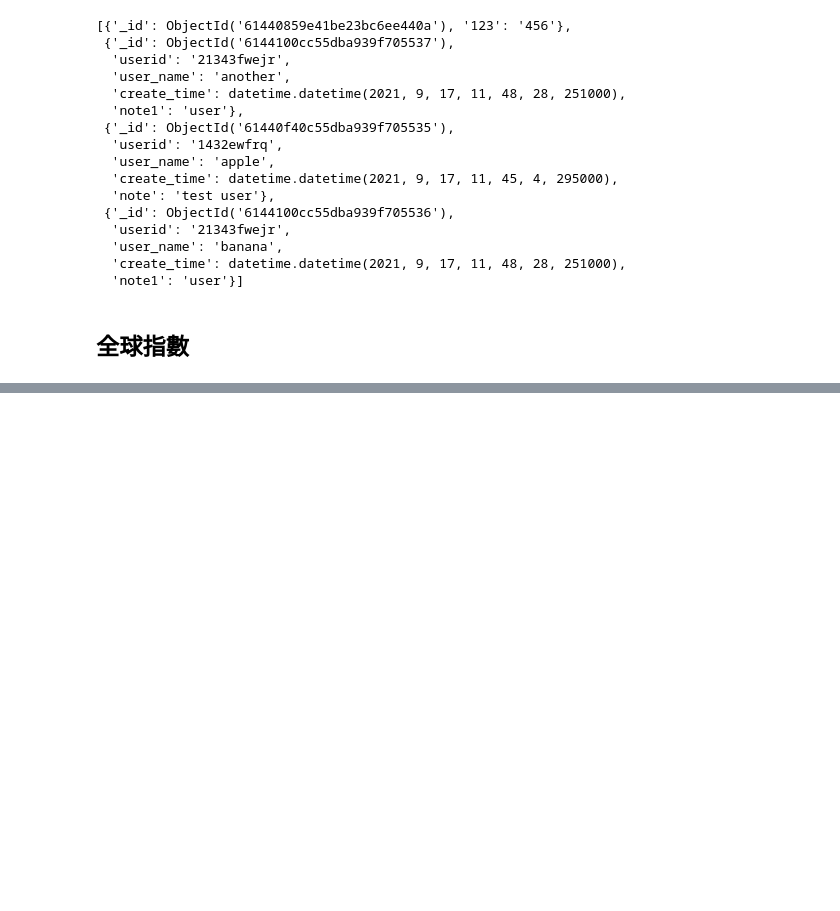
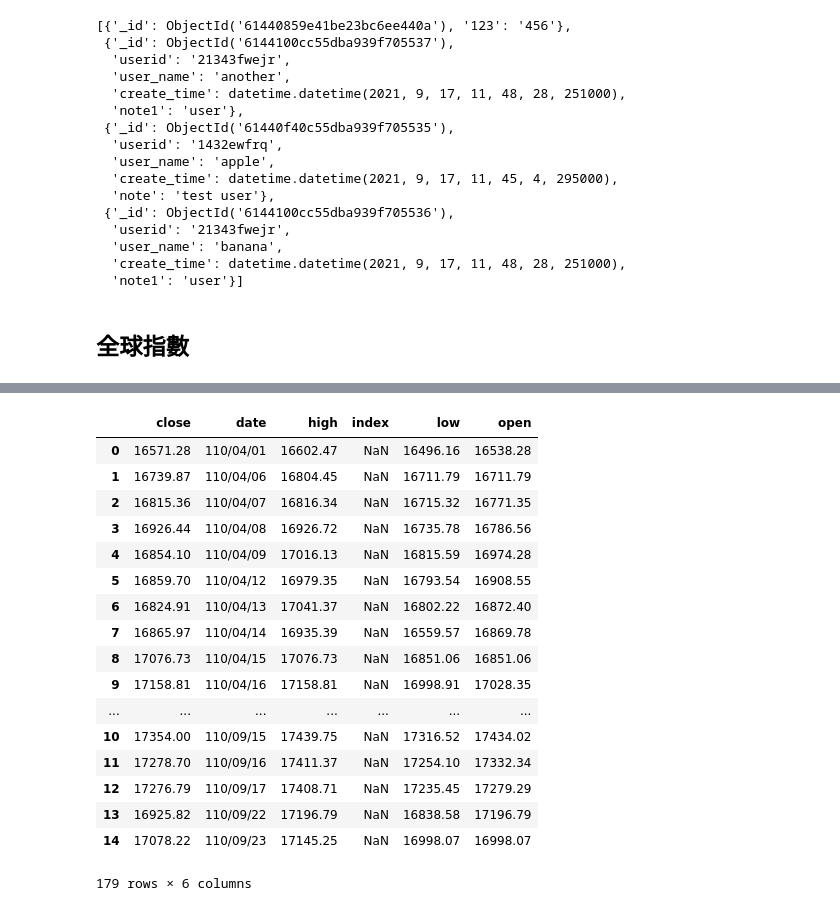
Before and after one commit to renguangz/stockapp, a Jupyter notebook: api/data/brokers.ipynb, the cells around one changed output, grey strips where cells are left out. Drawn from its saved outputs; the diff is of its cells as text; code cells hidden in the pictures; blank space fills up the shorter version.

```diff
--- a/api/data/brokers.ipynb
+++ b/api/data/brokers.ipynb
@@ -522,0 +583,25 @@ stock_data('2330.TW')
+# %%
+month_array = ['07', '08', '09']
+for i in month_array:
+    df = crawl_taiwan('2021', i)
+    dfs = dfs.append(df)
+dfs
+# %% [output]
+|  | close | date | high | index | low | open |
+| 0 | 16571.28 | 110/04/01 | 16602.47 | NaN | 16496.16 | 16538.28 |
+| 1 | 16739.87 | 110/04/06 | 16804.45 | NaN | 16711.79 | 16711.79 |
+| 2 | 16815.36 | 110/04/07 | 16816.34 | NaN | 16715.32 | 16771.35 |
+| 3 | 16926.44 | 110/04/08 | 16926.72 | NaN | 16735.78 | 16786.56 |
+| 4 | 16854.10 | 110/04/09 | 17016.13 | NaN | 16815.59 | 16974.28 |
+| 5 | 16859.70 | 110/04/12 | 16979.35 | NaN | 16793.54 | 16908.55 |
+| 6 | 16824.91 | 110/04/13 | 17041.37 | NaN | 16802.22 | 16872.40 |
+| 7 | 16865.97 | 110/04/14 | 16935.39 | NaN | 16559.57 | 16869.78 |
+| 8 | 17076.73 | 110/04/15 | 17076.73 | NaN | 16851.06 | 16851.06 |
+| 9 | 17158.81 | 110/04/16 | 17158.81 | NaN | 16998.91 | 17028.35 |
+| ... | ... | ... | ... | ... | ... | ... |
+| 10 | 17354.00 | 110/09/15 | 17439.75 | NaN | 17316.52 | 17434.02 |
+| 11 | 17278.70 | 110/09/16 | 17411.37 | NaN | 17254.10 | 17332.34 |
+| 12 | 17276.79 | 110/09/17 | 17408.71 | NaN | 17235.45 | 17279.29 |
+| 13 | 16925.82 | 110/09/22 | 17196.79 | NaN | 16838.58 | 17196.79 |
+| 14 | 17078.22 | 110/09/23 | 17145.25 | NaN | 16998.07 | 16998.07 |
+179 rows × 6 columns
```
Also changed, not shown: parts of 14 cells of this notebook, 37 other files.
